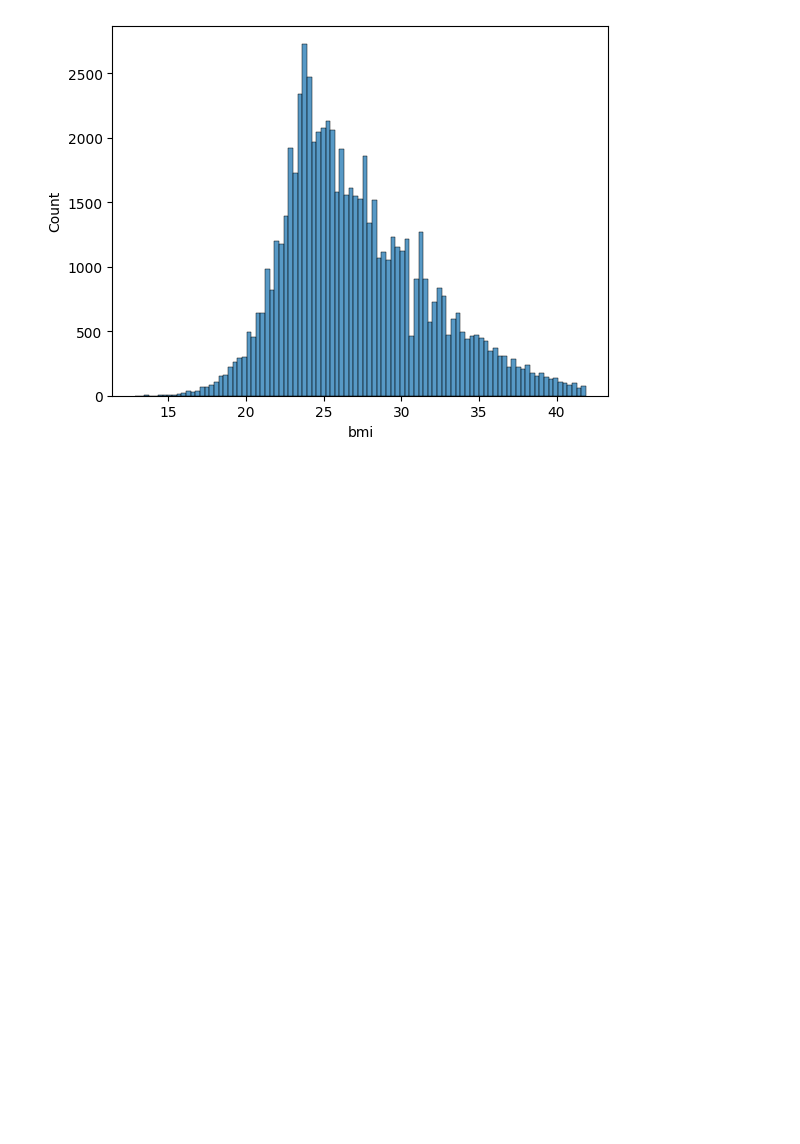
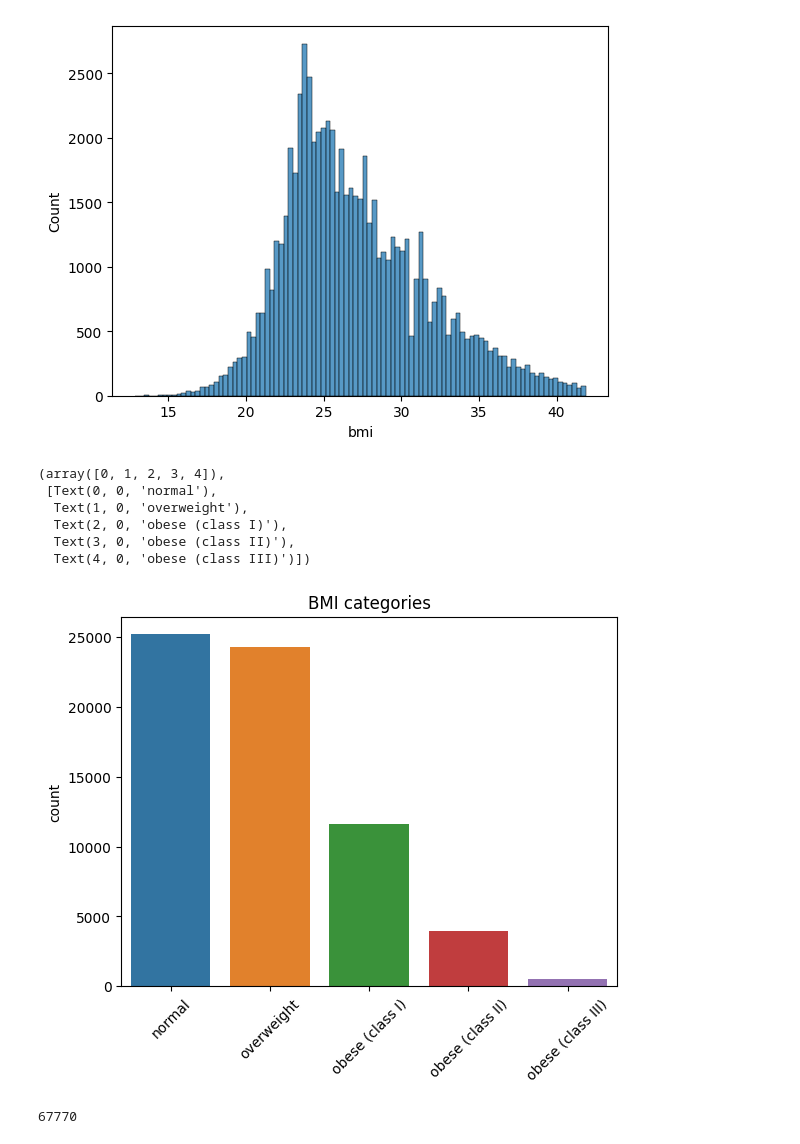
Before and after one commit to jvesand/Machine-learning-Johan-Sandberg, a Jupyter notebook: Lab/2_disease_prediction.ipynb, the cells around one changed output. Drawn from its saved outputs; the diff is of its cells as text; code cells hidden in the pictures; blank space fills up the shorter version.

```diff
--- a/Lab/2_disease_prediction.ipynb
+++ b/Lab/2_disease_prediction.ipynb
@@ -131,16 +121,15 @@ df.query('39 < bmi < 41')["bmi"].count()
 # using 3 stdev instead of IQR because we want the full normal distribution
 
 lst = ["height", "weight", "bmi"]
-filtered_df = df
 
 for i in lst:
-    upper = filtered_df[i].mean() + 3 * filtered_df[i].std()
-    lower = filtered_df[i].mean() - 3 * filtered_df[i].std()
+    upper = df[i].mean() + 3 * df[i].std()
+    lower = df[i].mean() - 3 * df[i].std()
 
-    filtered_df = filtered_df[filtered_df[i].between(lower, upper)]
+    df = df[df[i].between(lower, upper)]
 
-sns.boxplot(filtered_df["bmi"])
+sns.boxplot(df["bmi"])
 
 
-lower, upper # (13, 42) seems reasonable
+print(lower, upper) # (13, 42) seems reasonable
 # %% [output]
@@ -152,3 +146,38 @@ sns.histplot(filtered_df["bmi"])
 # %% [output]
 <Axes: xlabel='bmi', ylabel='Count'>
 [figure]
+# %%
+# create bmi categories
+df["bmi_class"] = None
+
+class_list = [
+    "normal",
+    "overweight",
+    "obese (class I)",
+    "obese (class II)",
+    "obese (class III)",
+]
+df.loc[df["bmi"].between(18.5, 25), "bmi_class"] = 1
+df.loc[df["bmi"].between(25, 30), "bmi_class"] = 2
+df.loc[df["bmi"].between(30, 35), "bmi_class"] = 3
+df.loc[df["bmi"].between(35, 40), "bmi_class"] = 4
+df.loc[df["bmi"] >= 40, "bmi_class"] = 5
+
+fig, ax = plt.subplots()
+sns.countplot(df, x="bmi_class", order=list(range(1,6)))
+ax.set_title("BMI categories")
+ax.set_xticklabels(class_list)
+ax.set_xlabel("")
+plt.xticks(rotation=45)
+# %% [output]
+(array([0, 1, 2, 3, 4]),
+ [Text(0, 0, 'normal'),
+  Text(1, 0, 'overweight'),
+  Text(2, 0, 'obese (class I)'),
+  Text(3, 0, 'obese (class II)'),
+  Text(4, 0, 'obese (class III)')])
+[figure, added]
+# %%
+df["bmi_class"].count()
+# %% [output]
+67770
```
Also changed, not shown: parts of 15 cells of this notebook.
